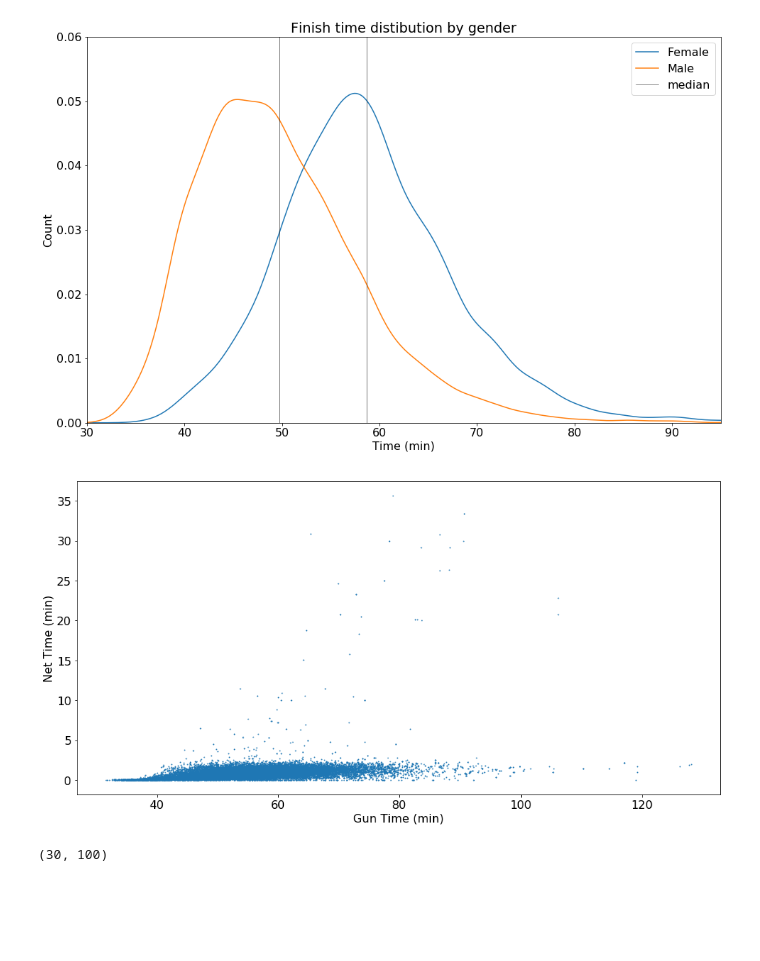
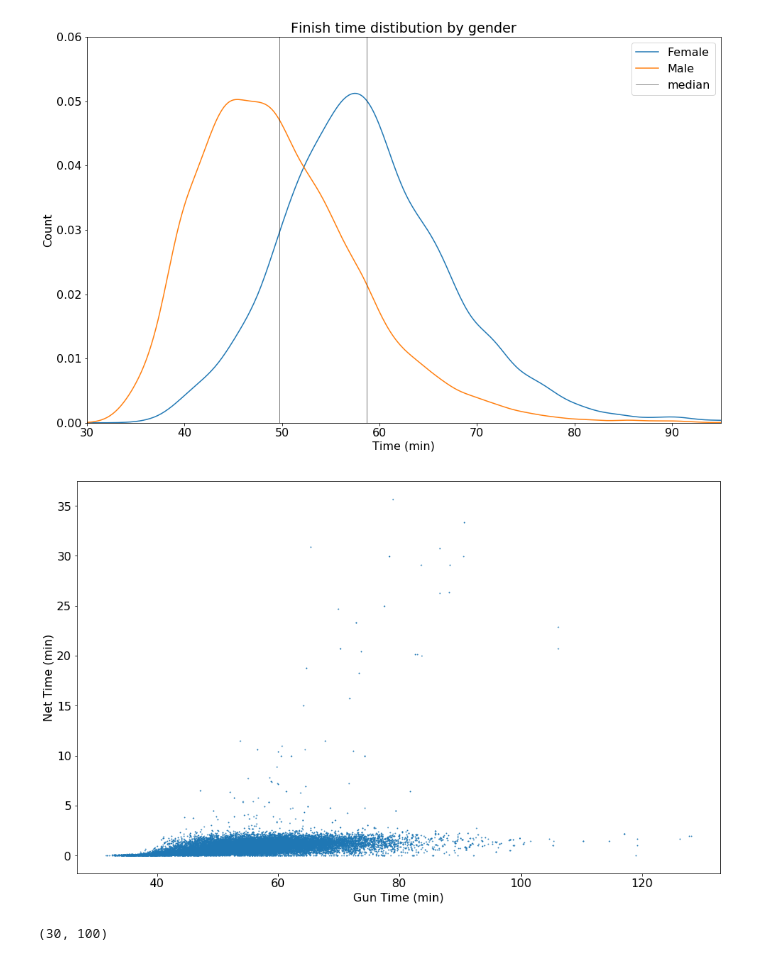
Before and after one commit to CDonnerer/regents-races, a Jupyter notebook: race_analysis.ipynb, the cells around one changed output. Saved outputs shown, nothing was run; the diff lists cells and outputs as text; code cells hidden in the pictures; blank space fills up the shorter version.

Commit message:
fixed figures

```diff
--- a/race_analysis.ipynb
+++ b/race_analysis.ipynb
@@ -102,14 +102,15 @@ plt.savefig('plots/time_distribution_by_gender.png')
 # %% [output]
 [figure]
 # %%
-plt.figure(figsize=(16,8))
+plt.figure(figsize=(16,10))
+
 plt.scatter(df2['Gun Time'],df2['Gun Time']-df2['Net Time'],marker='.',s=3)
 plt.xlabel('Gun Time (min)')
 plt.ylabel('Net Time (min)')
 
 plt.savefig('plots/delay_by_time.png')
 # %% [output]
-[figure, old version]
+[figure, new version]
 # %%
 plt.figure(figsize=(16,8))
 plt.scatter(df2['Net Time'],df2['Gun Time']-df2['Net Time'],marker='.',s=3)
```
Also changed, not shown: parts of 1 cell of this notebook, 4 other files.
